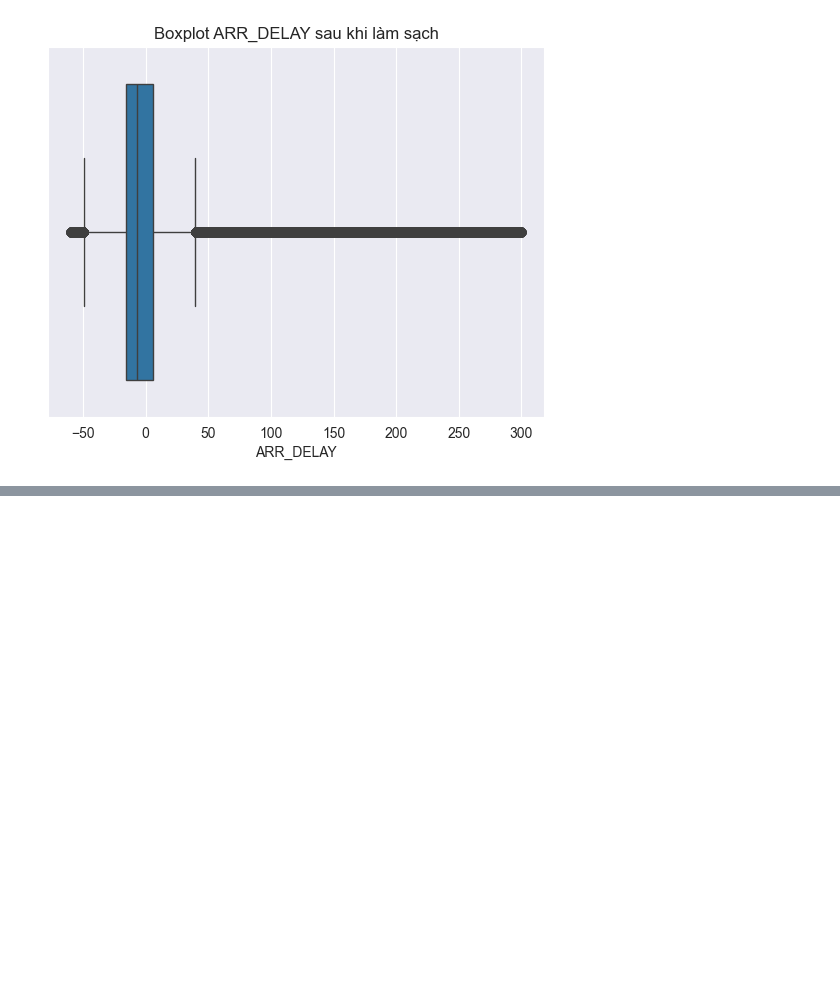
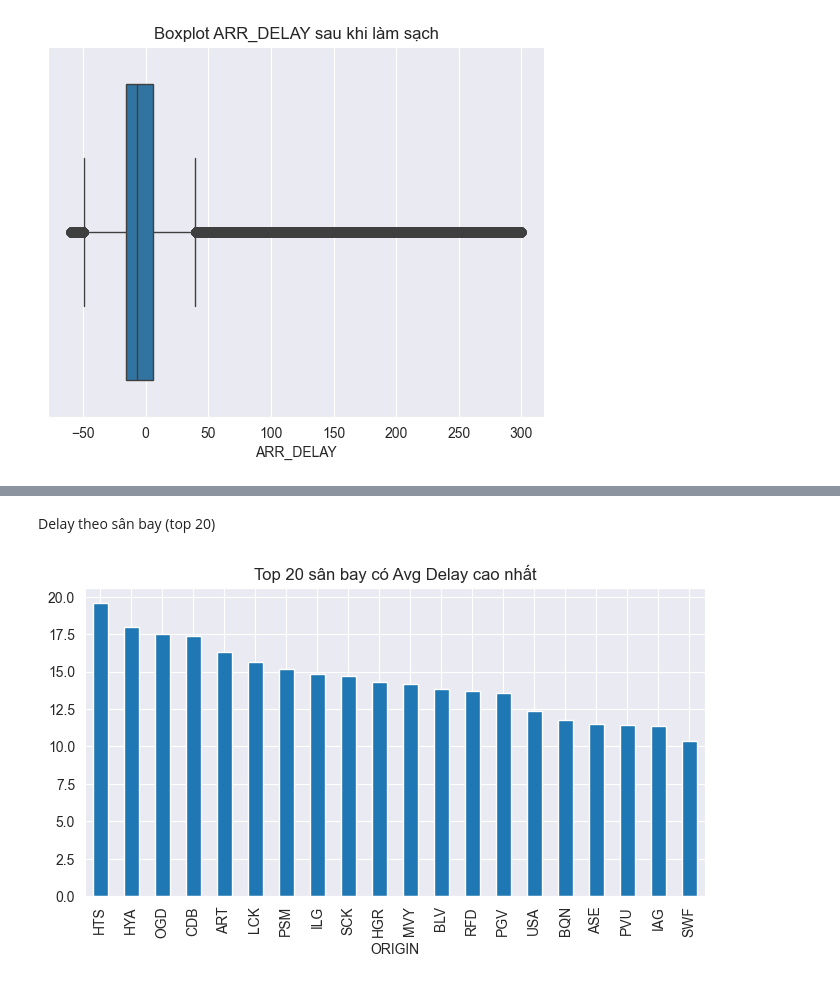
Before and after one commit to MinhPhi2504/IE313.Q12, a Jupyter notebook: flight.ipynb, the cells around one changed output, grey strips where cells are left out. Cells and saved outputs as stored; diff of their text form; code cells hidden in the pictures; blank space fills up the shorter version.

```diff
--- a/flight.ipynb
+++ b/flight.ipynb
@@ -565,0 +478,15 @@ plt.show()
+# %% [markdown]
+Delay theo sân bay (top 20)
+# %%
+origin_delay = (
+    df.groupby("ORIGIN")["ARR_DELAY"]
+    .mean()
+    .sort_values(ascending=False)
+    .head(20)
+)
+
+origin_delay.plot(kind="bar", figsize=(8,4))
+plt.title("Top 20 sân bay có Avg Delay cao nhất")
+plt.show()
+# %% [output]
+[figure, added]
```
Also changed, not shown: parts of 142 cells of this notebook.
